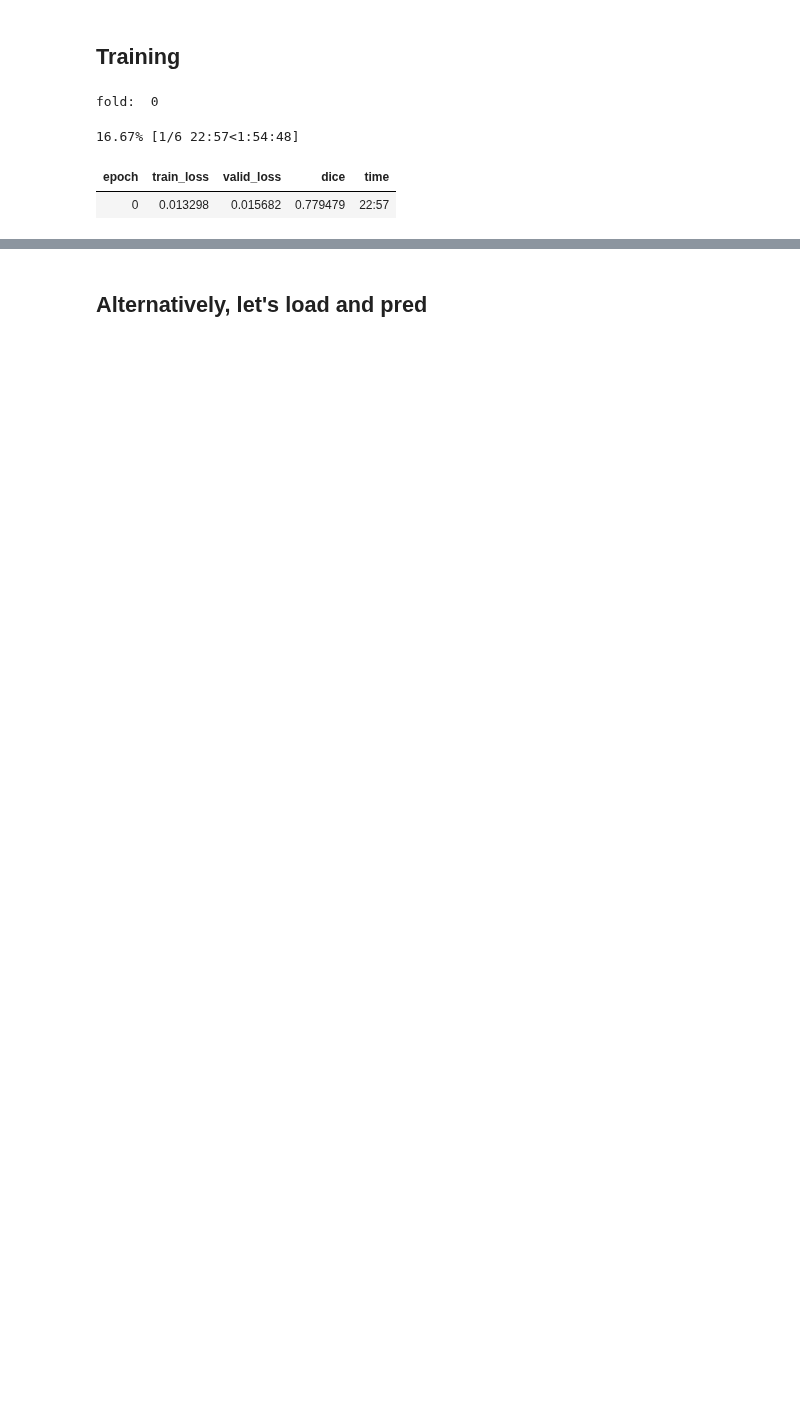
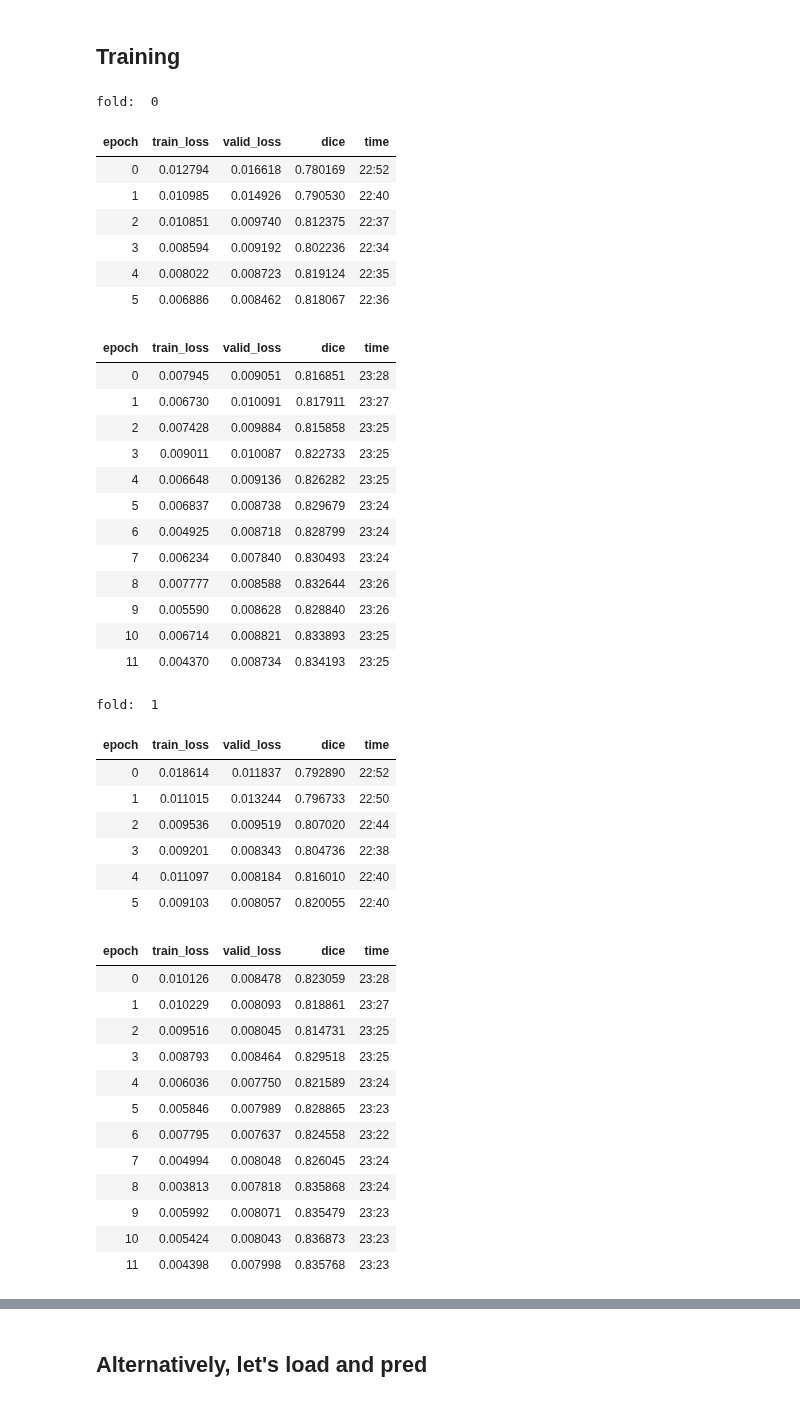
Before and after one commit to xiedidan/siim-pneumothorax, a Jupyter notebook: hypercolumns.ipynb, the cells around one changed output, grey strips where cells are left out. Cells and saved outputs as stored; diff of their text form; code cells hidden in the pictures; blank space fills up the shorter version.

```diff
--- a/hypercolumns.ipynb
+++ b/hypercolumns.ipynb
@@ -284,57 +328,67 @@ get_data(0).show_batch()
 # %%
 scores, best_thrs = [],[]
 now = datetime.now()
 
 for fold in range(nfolds):
     print('fold: ', fold)
     data = get_data(fold)
+
     learn = unet_learner(data, models.resnet34, metrics=[dice])
+
     learn.clip_grad(1.0);
     set_BN_momentum(learn.model)
 
     #fit the decoder part of the model keeping the encode frozen
     lr = 1e-3
     learn.fit_one_cycle(6, lr, callbacks = [AccumulateStep(learn,n_acc)])
 
     #fit entire model with saving on the best epoch
     learn.unfreeze()
     learn.fit_one_cycle(12, slice(lr/80, lr/2), callbacks=[AccumulateStep(learn,n_acc)])
     learn.save('hc_{}_{}_fold{}'.format(now.strftime('%Y%m%d-%H%M%S'), sz, fold));
 
-    #prediction on val and test sets
-    preds, ys = pred_with_flip(learn)
-    pt, _ = pred_with_flip(learn,DatasetType.Test)
-
-    if fold == 0: preds_test = pt
-    else: preds_test += pt
-
-    #convert predictions to byte type and save
-    preds_save = (preds*255.0).byte()
-    torch.save(preds_save, 'preds_fold'+str(fold)+'.pt')
-    np.save('items_fold'+str(fold), data.valid_ds.items)
-
-    #remove noise
-    preds[preds.view(preds.shape[0],-1).sum(-1) < noise_th,...] = 0.0
-
-    #optimal threshold
-    #The best way would be collecting all oof predictions followed by a single threshold
-    #calculation. However, it requres too much RAM for high image resolution
-    dices = []
-    thrs = np.arange(0.01, 1, 0.01)
-    for th in progress_bar(thrs):
-        preds_m = (preds>th).long()
-        dices.append(dice_overall(preds_m, ys).mean())
-    dices = np.array(dices)
-    scores.append(dices.max())
-    best_thrs.append(thrs[dices.argmax()])
-
-    if fold != nfolds-1: del preds, ys, preds_save
     gc.collect()
     torch.cuda.empty_cache()
-
-preds_test /= nfolds
 # %% [output]
 fold:  0
+| epoch | train_loss | valid_loss | dice | time |
+| 0 | 0.012794 | 0.016618 | 0.780169 | 22:52 |
+| 1 | 0.010985 | 0.014926 | 0.790530 | 22:40 |
+| 2 | 0.010851 | 0.009740 | 0.812375 | 22:37 |
+| 3 | 0.008594 | 0.009192 | 0.802236 | 22:34 |
+| 4 | 0.008022 | 0.008723 | 0.819124 | 22:35 |
+| 5 | 0.006886 | 0.008462 | 0.818067 | 22:36 |
+| epoch | train_loss | valid_loss | dice | time |
+| 0 | 0.007945 | 0.009051 | 0.816851 | 23:28 |
+| 1 | 0.006730 | 0.010091 | 0.817911 | 23:27 |
+| 2 | 0.007428 | 0.009884 | 0.815858 | 23:25 |
+| 3 | 0.009011 | 0.010087 | 0.822733 | 23:25 |
+| 4 | 0.006648 | 0.009136 | 0.826282 | 23:25 |
+| 5 | 0.006837 | 0.008738 | 0.829679 | 23:24 |
+| 6 | 0.004925 | 0.008718 | 0.828799 | 23:24 |
+| 7 | 0.006234 | 0.007840 | 0.830493 | 23:24 |
+| 8 | 0.007777 | 0.008588 | 0.832644 | 23:26 |
+| 9 | 0.005590 | 0.008628 | 0.828840 | 23:26 |
+| 10 | 0.006714 | 0.008821 | 0.833893 | 23:25 |
+| 11 | 0.004370 | 0.008734 | 0.834193 | 23:25 |
-16.67% [1/6 22:57<1:54:48]
+fold:  1
-| epoch | train_loss | valid_loss | dice | time |
-| 0 | 0.013298 | 0.015682 | 0.779479 | 22:57 |
+| epoch | train_loss | valid_loss | dice | time |
+| 0 | 0.018614 | 0.011837 | 0.792890 | 22:52 |
+| 1 | 0.011015 | 0.013244 | 0.796733 | 22:50 |
+| 2 | 0.009536 | 0.009519 | 0.807020 | 22:44 |
+| 3 | 0.009201 | 0.008343 | 0.804736 | 22:38 |
+| 4 | 0.011097 | 0.008184 | 0.816010 | 22:40 |
+| 5 | 0.009103 | 0.008057 | 0.820055 | 22:40 |
+| epoch | train_loss | valid_loss | dice | time |
+| 0 | 0.010126 | 0.008478 | 0.823059 | 23:28 |
+| 1 | 0.010229 | 0.008093 | 0.818861 | 23:27 |
+| 2 | 0.009516 | 0.008045 | 0.814731 | 23:25 |
+| 3 | 0.008793 | 0.008464 | 0.829518 | 23:25 |
+| 4 | 0.006036 | 0.007750 | 0.821589 | 23:24 |
+| 5 | 0.005846 | 0.007989 | 0.828865 | 23:23 |
+| 6 | 0.007795 | 0.007637 | 0.824558 | 23:22 |
+| 7 | 0.004994 | 0.008048 | 0.826045 | 23:24 |
+| 8 | 0.003813 | 0.007818 | 0.835868 | 23:24 |
+| 9 | 0.005992 | 0.008071 | 0.835479 | 23:23 |
+| 10 | 0.005424 | 0.008043 | 0.836873 | 23:23 |
+| 11 | 0.004398 | 0.007998 | 0.835768 | 23:23 |
```
Also changed, not shown: parts of 19 cells of this notebook.
